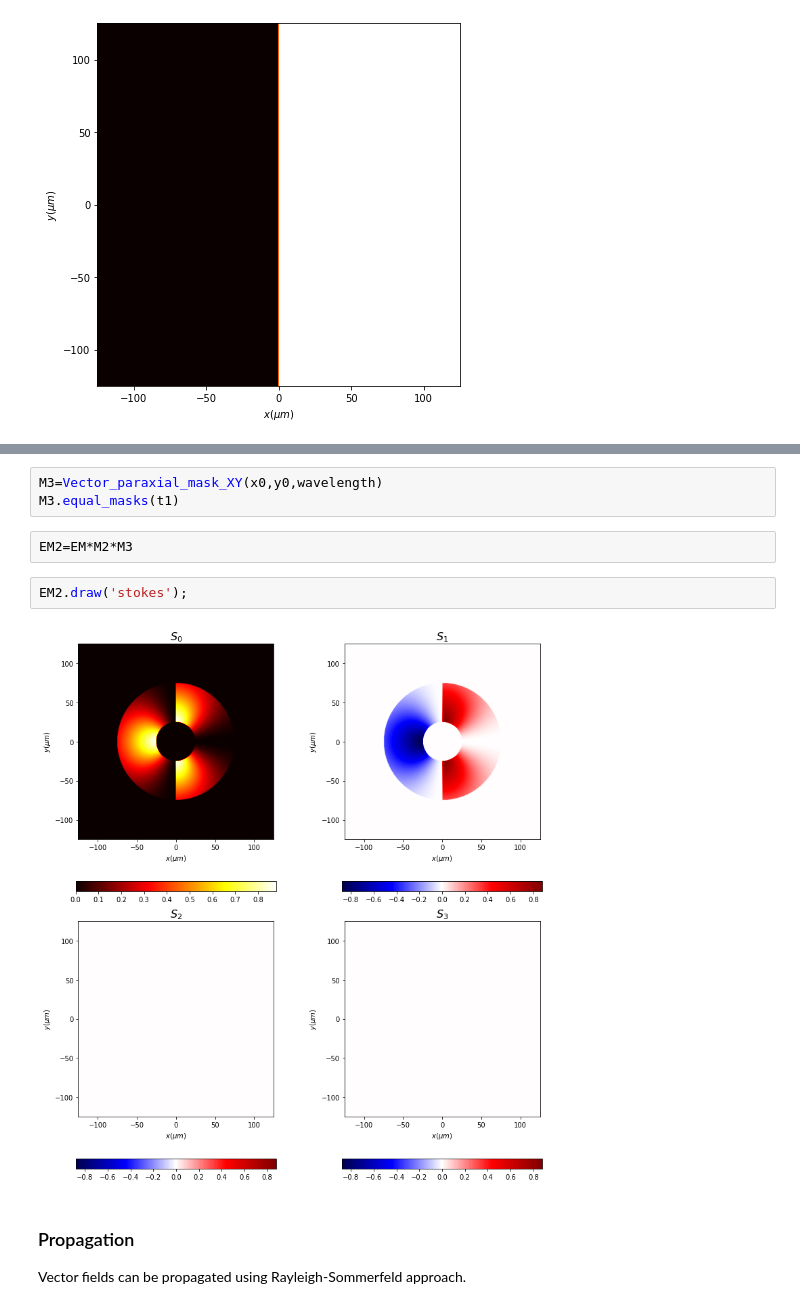
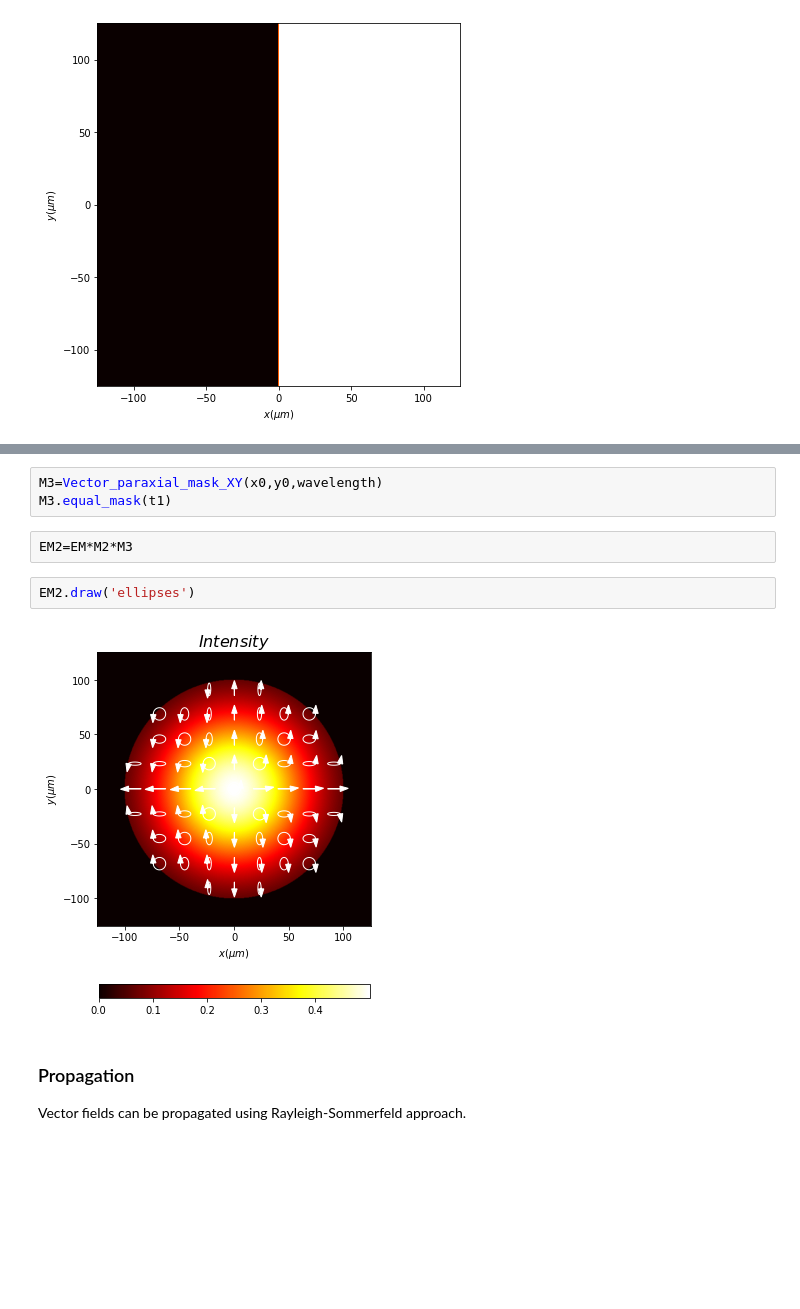
Before and after one commit to aocg-ucm/diffractio, a Jupyter notebook: docs/source/tutorial/vector_paraxial_XY/tutorial_vector_XY.ipynb, the cells around one changed output, grey strips where cells are left out. Saved outputs shown, nothing was run; the diff lists cells and outputs as text; blank space fills up the shorter version.

```diff
--- a/docs/source/tutorial/vector_paraxial_XY/tutorial_vector_XY.ipynb
+++ b/docs/source/tutorial/vector_paraxial_XY/tutorial_vector_XY.ipynb
@@ -169,12 +169,12 @@ t1.draw();
 # %%
 M3=Vector_paraxial_mask_XY(x0,y0,wavelength)
-M3.equal_masks(t1)
+M3.equal_mask(t1)
 # %%
 EM2=EM*M2*M3
 # %%
-EM2.draw('stokes');
+EM2.draw('ellipses')
 # %% [output]
-[figure, old version]
+[figure, new version]
 # %% [markdown]
 ### Propagation
 Vector fields can be propagated using Rayleigh-Sommerfeld approach.
```
Also changed, not shown: parts of 17 cells of this notebook, 13 other files.
